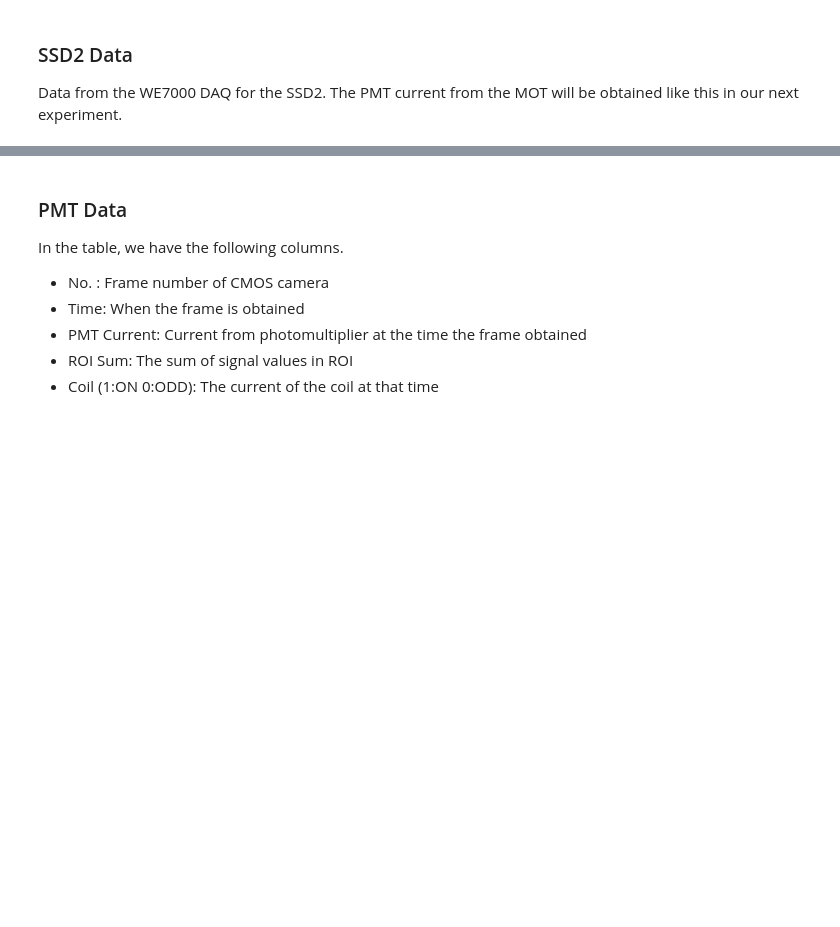
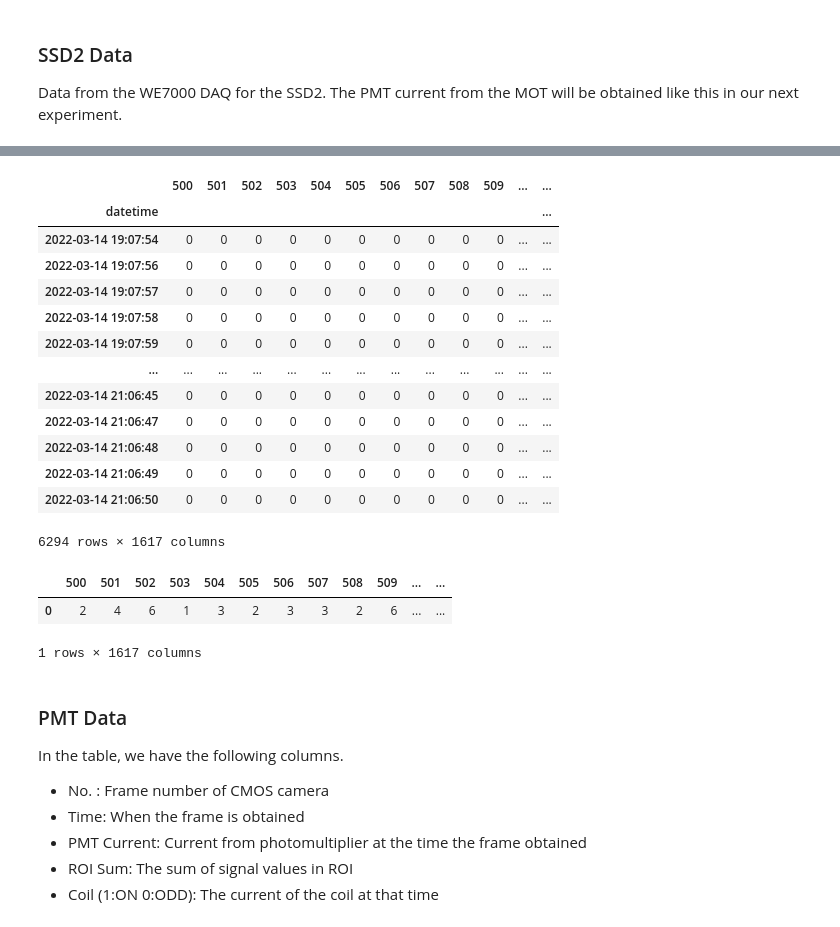
Before and after one commit to romanwixinger/data-engineering-utokyo, a Jupyter notebook: notebooks/data_exploration.ipynb, the cells around one changed output, grey strips where cells are left out. Saved outputs shown, nothing was run; the diff lists cells and outputs as text; code cells hidden in the pictures; blank space fills up the shorter version.

```diff
--- a/notebooks/data_exploration.ipynb
+++ b/notebooks/data_exploration.ipynb
@@ -47,6 +47,7 @@ class SSD():
         metadata_df = cls._get_metadata(filepath)
         df = data_df.merge(metadata_df, how='cross')
         cls._harmonize_time(df)
+        df = df.sort_values(by="timestamp")
         return df
 
     @classmethod
@@ -114,3 +118,52 @@ ssd_df
+# %%
+class SSDRepresentation():
+
+    @classmethod
+    def get_hist_rep(cls, ssd_df: pd.DataFrame) -> pd.DataFrame:
+        nr_of_channels = ssd_df["//Gain"][0]
+
+        # Groupby timestamp and PulseHeight (channel)
+        grouped = ssd_df.groupby(by=["datetime", "PulseHeight"])
+        df = grouped.agg({"TraceName": 'count'}).rename({"TraceName": "PulseCount"}, axis=1)
+        df = df.unstack(level='PulseHeight').fillna(0, downcast="infer")
+
+        # Fix column names
+        df.columns = df.columns.to_flat_index()
+        df.columns = [col[1] for col in df.columns.values]
+
+        return df
+
+    @classmethod
+    def get_fully_aggregated_hist_rep(cls, ssd_df: pd.DataFrame) -> pd.DataFrame:
+        df = cls.get_hist_rep(ssd_df)
+        df_sum = df.sum()
+        df = pd.DataFrame(data=[df_sum.values], columns=df_sum.index.values)
+        return df
+# %%
+ssd_hist_df = SSDRepresentation.get_hist_rep(ssd_df)
+ssd_hist_df
+# %% [output]
+|  | 500 | 501 | 502 | 503 | 504 | 505 | 506 | 507 | 508 | 509 | ... | ... |
+| datetime |  |  |  |  |  |  |  |  |  |  |  | ... |
+| 2022-03-14 19:07:54 | 0 | 0 | 0 | 0 | 0 | 0 | 0 | 0 | 0 | 0 | ... | ... |
+| 2022-03-14 19:07:56 | 0 | 0 | 0 | 0 | 0 | 0 | 0 | 0 | 0 | 0 | ... | ... |
+| 2022-03-14 19:07:57 | 0 | 0 | 0 | 0 | 0 | 0 | 0 | 0 | 0 | 0 | ... | ... |
+| 2022-03-14 19:07:58 | 0 | 0 | 0 | 0 | 0 | 0 | 0 | 0 | 0 | 0 | ... | ... |
+| 2022-03-14 19:07:59 | 0 | 0 | 0 | 0 | 0 | 0 | 0 | 0 | 0 | 0 | ... | ... |
+| ... | ... | ... | ... | ... | ... | ... | ... | ... | ... | ... | ... | ... |
+| 2022-03-14 21:06:45 | 0 | 0 | 0 | 0 | 0 | 0 | 0 | 0 | 0 | 0 | ... | ... |
+| 2022-03-14 21:06:47 | 0 | 0 | 0 | 0 | 0 | 0 | 0 | 0 | 0 | 0 | ... | ... |
+| 2022-03-14 21:06:48 | 0 | 0 | 0 | 0 | 0 | 0 | 0 | 0 | 0 | 0 | ... | ... |
+| 2022-03-14 21:06:49 | 0 | 0 | 0 | 0 | 0 | 0 | 0 | 0 | 0 | 0 | ... | ... |
+| 2022-03-14 21:06:50 | 0 | 0 | 0 | 0 | 0 | 0 | 0 | 0 | 0 | 0 | ... | ... |
+6294 rows × 1617 columns
+# %%
+ssd_full_agg_hist_df = SSDRepresentation.get_fully_aggregated_hist_rep(ssd_df)
+ssd_full_agg_hist_df
+# %% [output]
+|  | 500 | 501 | 502 | 503 | 504 | 505 | 506 | 507 | 508 | 509 | ... | ... |
+| 0 | 2 | 4 | 6 | 1 | 3 | 2 | 3 | 3 | 2 | 6 | ... | ... |
+1 rows × 1617 columns
 # %% [markdown]
 ### PMT Data
 In the table, we have the following columns.
```
Also changed, not shown: parts of 15 cells of this notebook.
